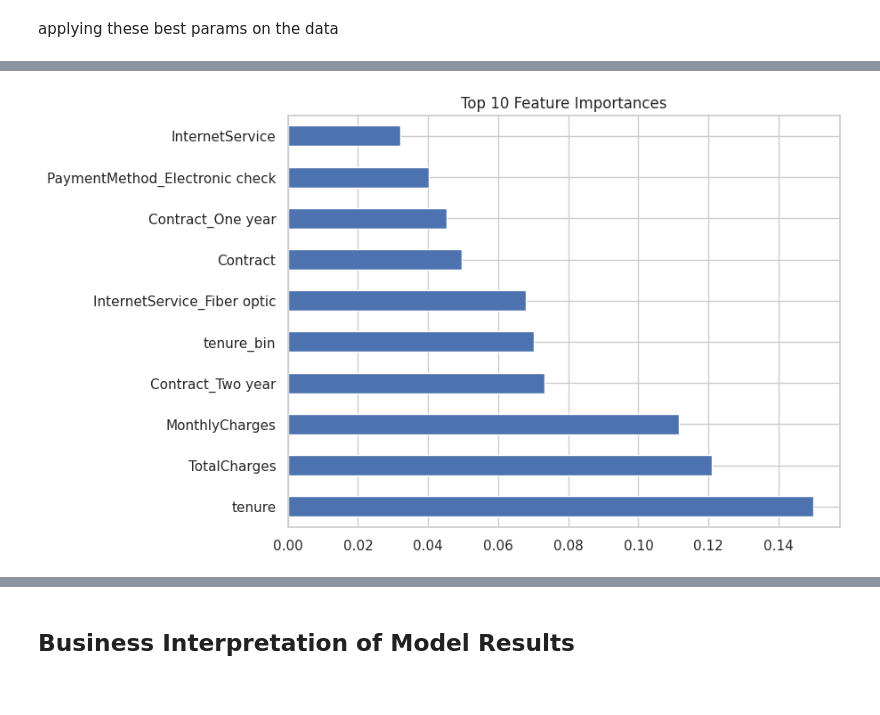
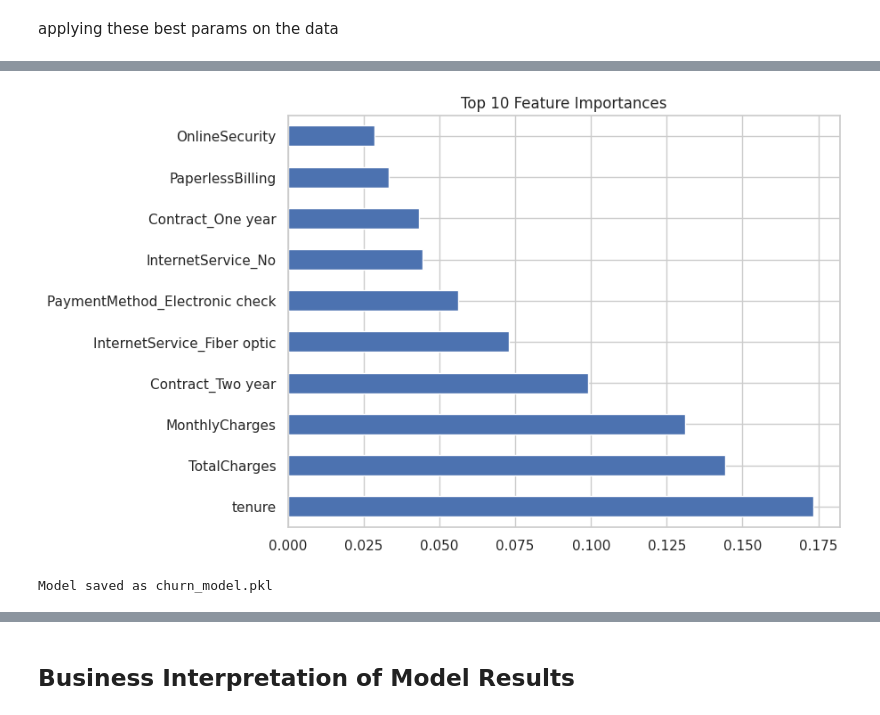
Before and after one commit to Salman-AslamS/telecom-customer-churn-prediction, a Jupyter notebook: telecom_customer_churn_prediction.ipynb, the cells around one changed output, grey strips where cells are left out. Drawn from its saved outputs; the diff is of its cells as text; code cells hidden in the pictures.

```diff
--- a/telecom_customer_churn_prediction.ipynb
+++ b/telecom_customer_churn_prediction.ipynb
@@ -615,10 +557,12 @@ print(df_balanced.head())
 # %% [markdown]
 ## Predictive Modeling and Evaluation
 # %%
-X = df_balanced.drop('Churn', axis=1)
-y = df_balanced['Churn']
+X = df_numeric.drop(columns=['Churn', 'InternetService', 'Contract', 'tenure_bin'])
+y = df_numeric['Churn']
 
-X_train, X_test, y_train, y_test = train_test_split(X, y, test_size=0.3, random_state=42, stratify=y)
+X_train, X_test, y_train, y_test = train_test_split(
+    X, y, test_size=0.3, random_state=42, stratify=y
+)
 # %%
 rf = RandomForestClassifier(n_estimators=250, random_state=42)
 rf.fit(X_train, y_train)
@@ -685,6 +629,7 @@ best_rf = RandomForestClassifier(
     max_features='log2',
     min_samples_leaf=1,
     min_samples_split=5,
+    class_weight='balanced',
     random_state=42
 )
 
@@ -718,16 +750,19 @@ weighted avg       0.79      0.79      0.79      1122
 # %%
+# Get column names before imputation lost them
+feature_names = df_numeric.drop(columns=['Churn', 'InternetService', 'Contract', 'tenure_bin']).columns
 
-
-feature_importances = pd.Series(best_rf.feature_importances_, index=X_train.columns)
+feature_importances = pd.Series(rf.feature_importances_, index=feature_names)
 feature_importances.nlargest(10).plot(kind='barh', figsize=(8,6))
 plt.title("Top 10 Feature Importances")
 plt.show()
 # %% [output]
-[figure, old version]
+[figure, new version]
 # %%
 # Save the trained model
 joblib.dump(best_rf, "churn_model.pkl")
 print("Model saved as churn_model.pkl")
+# %% [output]
+Model saved as churn_model.pkl
 # %%
 # Load the model
 loaded_model = joblib.load("churn_model.pkl")
```
Also changed, not shown: parts of 31 cells of this notebook.
